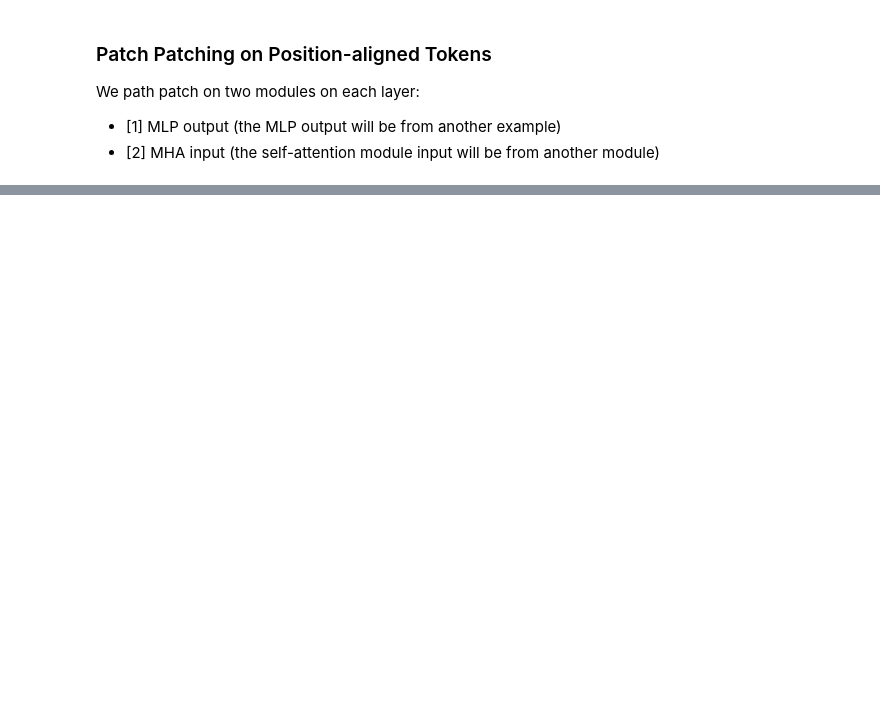
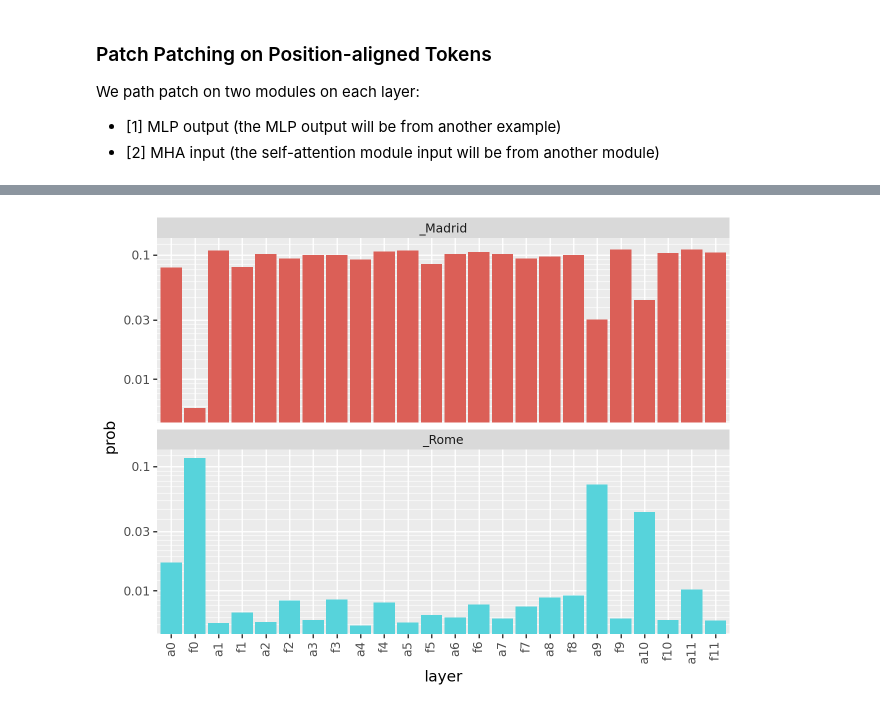
Before and after one commit to QwertyJacob/my_pyvene_fork, a Jupyter notebook: tutorials/basic_tutorials/Basic_Intervention.ipynb, the cells around one changed output, grey strips where cells are left out. Saved outputs shown, nothing was run; the diff lists cells and outputs as text; code cells hidden in the pictures; blank space fills up the shorter version.

```diff
--- a/tutorials/basic_tutorials/Basic_Intervention.ipynb
+++ b/tutorials/basic_tutorials/Basic_Intervention.ipynb
@@ -178,0 +224,13 @@ print(g)
+# %%
+filtered = df
+filtered = filtered[filtered["pos"] == 3]
+g = (
+    ggplot(filtered)
+    + geom_bar(aes(x="layer", y="prob", fill="token"), stat="identity")
+    + theme(axis_text_x=element_text(rotation=90), legend_position="none")
+    + scale_y_log10()
+    + facet_wrap("~token", ncol=1)
+)
+g.show()
+# %% [output]
+[figure, added]
```
Also changed, not shown: parts of 10 cells of this notebook, 1 other file.
